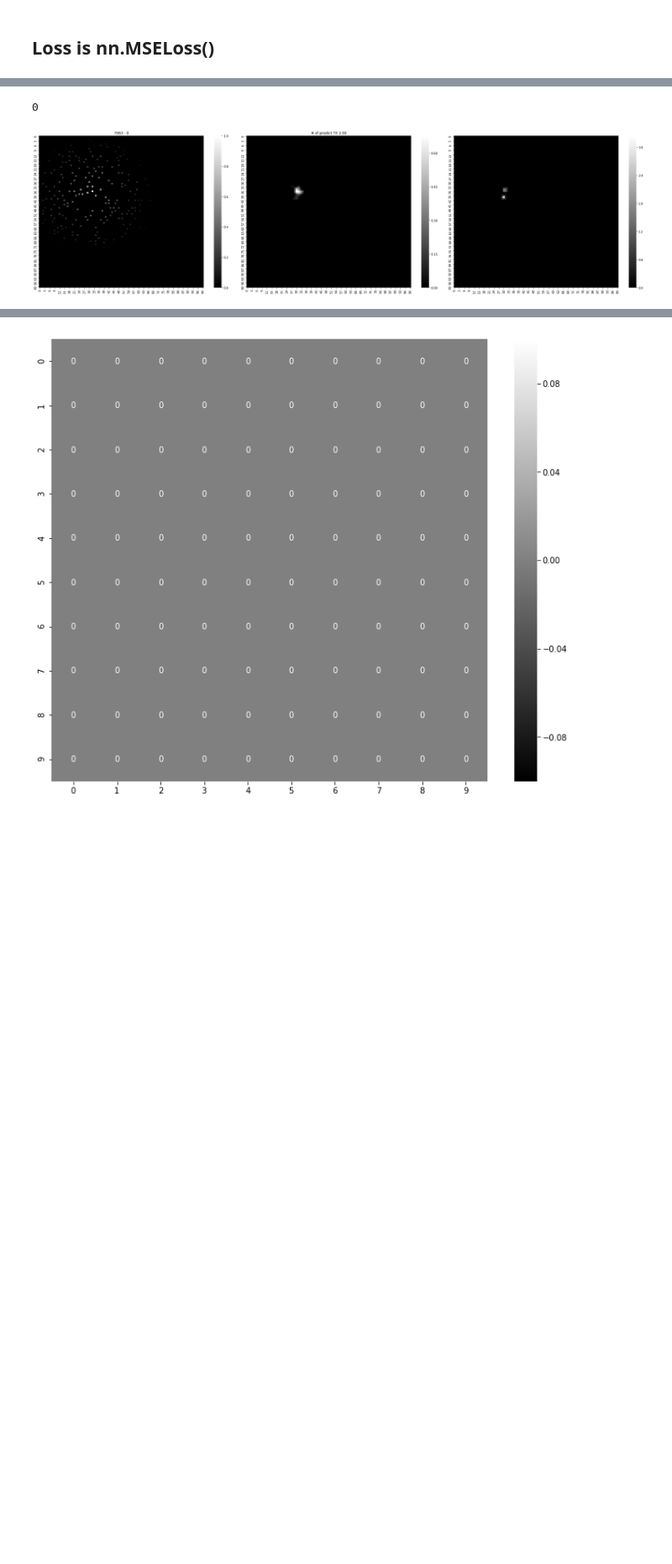
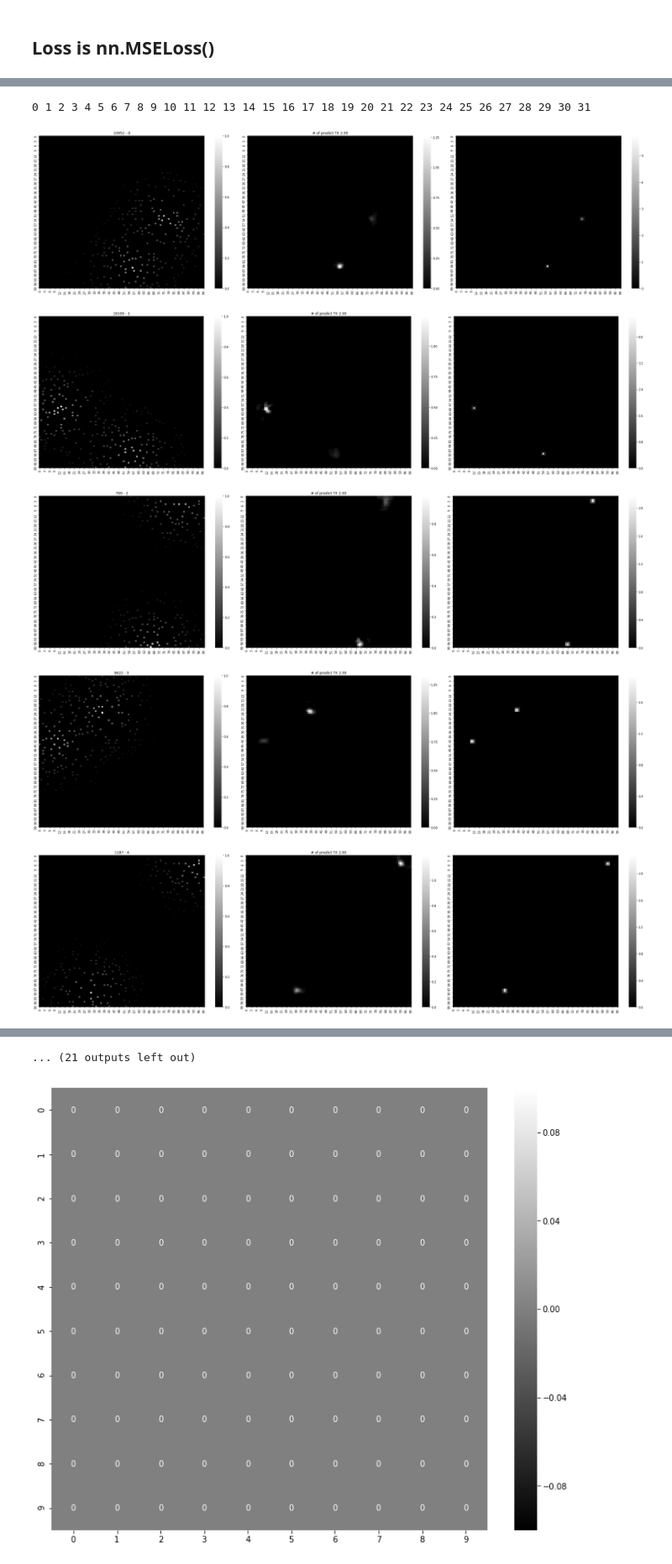
Before and after one commit to caitaozhan/deeplearning-localization, a Jupyter notebook: CNN-translation-multi2.ipynb, the cells around one changed output, grey strips where cells are left out. Shown at 84% size. Drawn from its saved outputs; the diff is of its cells as text; code cells hidden in the pictures; blank space fills up the shorter version.

```diff
--- a/CNN-translation-multi2.ipynb
+++ b/CNN-translation-multi2.ipynb
@@ -280,7 +302,7 @@ optimizer = optim.Adam(model.parameters(), lr=0.001)
 criterion1 = nn.MSELoss()  # criterion is the loss function
 criterion2 = nn.L1Loss()   # latter change this to MSELoss and see what happens
 
-num_epochs = 5
+num_epochs = 10
 train_losses_epoch = []
 train_errors_epoch = []
 test_errors_epoch  = []
@@ -289,6 +311,7 @@ test_misses_epoch = []
 test_falses_epoch = []
 print_every = 500
 error_every = 100
+
 
 for epoch in range(num_epochs):
     print(f'epoch = {epoch}')
@@ -303,7 +326,8 @@ for epoch in range(num_epochs):
         X = sample['matrix'].to(device)
         y = sample['target'].to(device)
         y_num   = sample['target_num'].to(device)
-        y_float = sample['target_float']
+        y_float = np.array(sample['target_float'])
+        indx = sample['index']
         pred_matrix, pred_ntx = model(X)              # the model
         loss_matrix = criterion1(pred_matrix, y)
         loss_num_tx = criterion2(pred_ntx, y_num)
@@ -315,7 +339,7 @@ for epoch in range(num_epochs):
         pred_matrix = pred_matrix.data.cpu().numpy()
         pred_ntx = pred_ntx.data.cpu().numpy()
         if t % error_every == 0:
-            errors, misses, falses = Metrics.localization_error_image_continuous(pred_matrix, pred_ntx, y_float, Default.grid_length)
+            errors, misses, falses = Metrics.localization_error_image_continuous(pred_matrix, pred_ntx, y_float, indx, Default.grid_length)
             train_errors.extend(errors)
         if t % print_every == 0:
             print(f't = {t}, loss_matrix = {loss_matrix.item()}, loss_num_tx = {loss_num_tx.item()}')
@@ -325,7 +349,8 @@ for epoch in range(num_epochs):
         X = sample['matrix'].to(device)
         y = sample['target'].to(device)
         y_num   = sample['target_num'].to(device)
-        y_float = sample['target_float']
+        y_float = np.array(sample['target_float'])
+        indx = sample['index']
         pred_matrix, pred_ntx = model(X)               # the model
         loss_matrix = criterion1(pred_matrix, y)
         loss_num_tx = criterion2(pred_ntx, y_num)
@@ -334,23 +359,29 @@ for epoch in range(num_epochs):
         pred_matrix = pred_matrix.data.cpu().numpy()
         pred_ntx = pred_ntx.data.cpu().numpy()
         if t % error_every == 0:
-            errors, misses, falses = Metrics.localization_error_image_continuous(pred_matrix, pred_ntx, y_float, Default.grid_length)
+            errors, misses, falses = Metrics.localization_error_image_continuous(pred_matrix, pred_ntx, y_float, indx, Default.grid_length)
             test_errors.extend(errors)
             test_misses.extend(misses)
             test_falses.extend(falses)
     clear_output(True)
     plt.figure(figsize=(16, 16))
     plt.subplot(611)
+    plt.title('train loss')
     plt.plot(train_losses)
     plt.subplot(612)
+    plt.title('train errors')
     plt.plot(train_errors)
     plt.subplot(613)
+    plt.title('test losses')
     plt.plot(test_losses)
     plt.subplot(614)
+    plt.title('test errors')
     plt.plot(test_errors)
     plt.subplot(615)
+    plt.title('test misses')
     plt.plot(test_misses)
     plt.subplot(616)
+    plt.title('test falses')
     plt.plot(test_falses)
     plt.show()
 
@@ -385,8 +416,10 @@ for loss in test_losses_epoch:
 print('test error')
 for error in test_errors_epoch:
     print(error)
-for misses in test_misses_epoch:
-    print(error)
-for falses in test_falses_epoch:
-    print(falses)
+print('test misses')
+for miss in test_misses_epoch:
+    print(miss)
+print('test falses')
+for false in test_falses_epoch:
+    print(false)
 # %% [output]
@@ -448,15 +513,17 @@ def myplot2(pred, y, y_float):
 # %%
+# Test for one random batch
+
 model.eval()
 for t, sample in enumerate(sensor_input_test_dataloader):
     X = sample['matrix'].to(device)
-    y = sample['target'].to(device)
+    y = sample['target']
     y_ntx = sample['target_num']
-    y_f = sample['target_float']
-    indx = sample['index']
+    y_f = np.array(sample['target_float'])
+    indx = np.array(sample['index'])
     pred_matrix, pred_ntx = model(X)
     pred_matrix = pred_matrix.data.cpu().numpy()   # not using .numpy() will cause big issue
     pred_ntx = pred_ntx.data.cpu().numpy()
-    errors, misses, falses = Metrics.localization_error_image_continuous(pred_matrix, pred_ntx, y_f, Default.grid_length, True)
+    errors, misses, falses = Metrics.localization_error_image_continuous(pred_matrix, pred_ntx, y_f, indx, Default.grid_length, True)
     print('error', np.mean(errors), np.std(errors))
     print('miss ', np.mean(misses), np.std(misses))
     print('false', np.mean(falses), np.std(misses))
@@ -465,6 +532,6 @@ for t, sample in enumerate(sensor_input_test_dataloader):
 X    = X.data.cpu().numpy()
 # pred_matrix = pred_matrix.data.cpu().numpy()
 # pred_ntx = pred_ntx.data.cpu().numpy()
-y    = y.data.cpu().numpy()
+y    = y
 indx = sample['index']
 # %% [output]
@@ -521,8 +570,11 @@ y    1 (23, 33), (13, 23)
 # %%
 for i in range(len(pred_matrix)):
     myplot(X[i], pred_matrix[i], pred_ntx[i], y[i], indx[i], i)
     print(i, end=' ')
-    break
 # %% [output]
-0
+0 1 2 3 4 5 6 7 8 9 10 11 12 13 14 15 16 17 18 19 20 21 22 23 24 25 26 27 28 29 30 31
-[figure, old version]
+[figure, new version]
+[figure, added]
+[figure, added]
+[figure, added]
+[figure, added]
@@ -529,3 +587,4 @@ for i in range(len(pred_matrix)):
+... (21 outputs left out)
 # %%
 plt.figure(figsize=(12, 10))
 ax = sns.heatmap(pred_matrix[i, 0][:10,:10], cmap='gray', annot=True)
```
Also changed, not shown: parts of 11 cells of this notebook, 2 other files.
